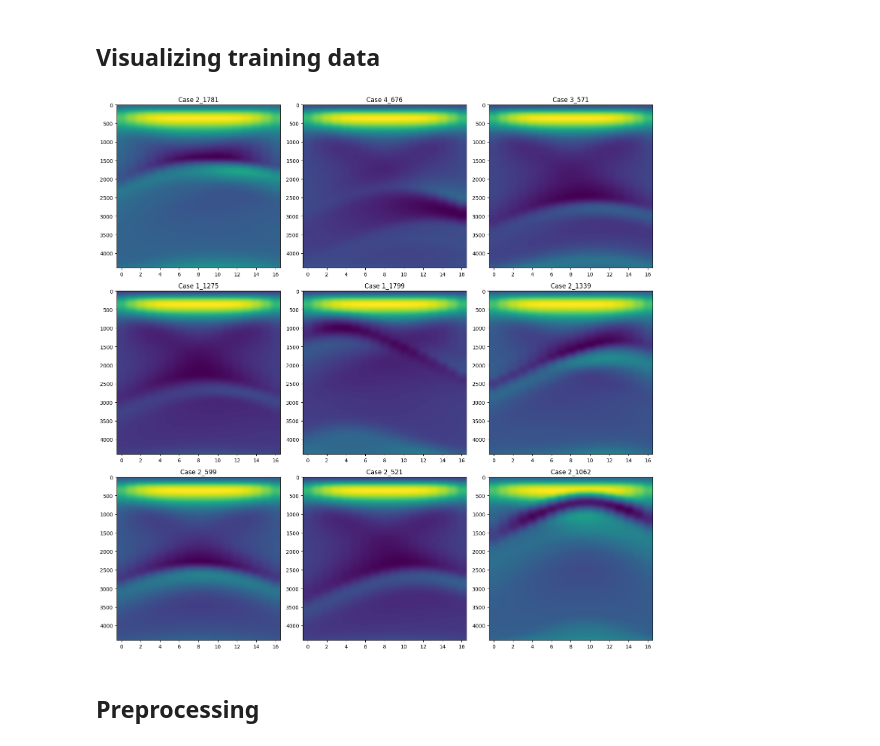
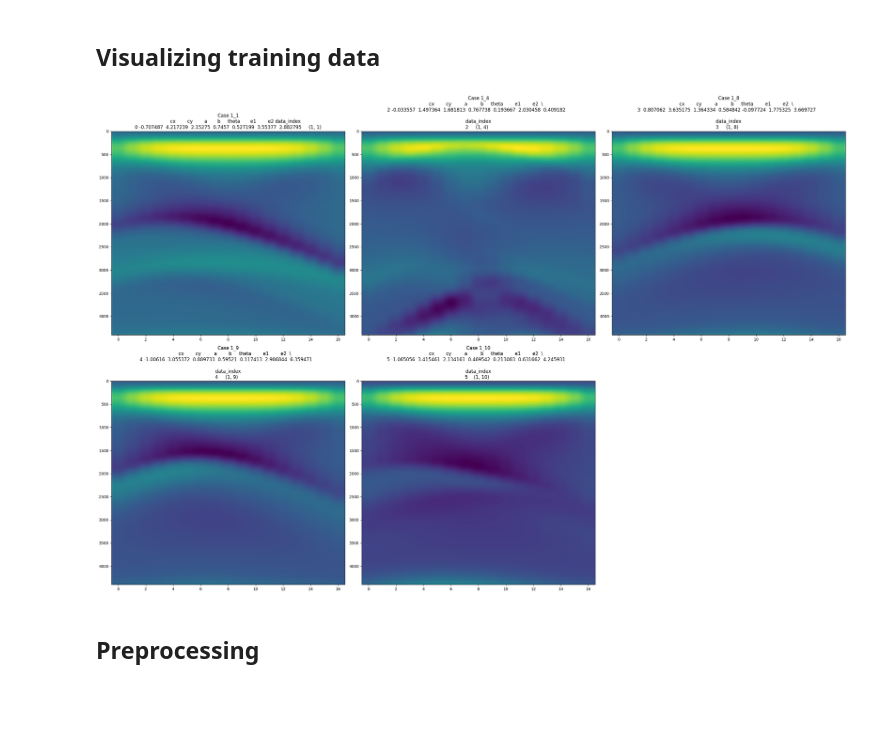
Before and after one commit to adriansanj/Anomaly-detection, a Jupyter notebook: EDA_and_Preprocessing.ipynb, the cells around one changed output. Saved outputs shown, nothing was run; the diff lists cells and outputs as text; code cells hidden in the pictures; blank space fills up the shorter version.

```diff
--- a/EDA_and_Preprocessing.ipynb
+++ b/EDA_and_Preprocessing.ipynb
@@ -76,17 +81,17 @@ plt.show()
 # %%
 n = 9
 idx_viz = []
 for i in range(n):
     idx_1 = random.randint(1,5)
     idx_2 = random.randint(1,2000)
     while (idx_1, idx_2) in idx_discard:
         idx_1 = random.randint(1,5)
         idx_2 = random.randint(1,2000)
     idx_viz.append((idx_1,idx_2))
 
-visualize(idx_viz, parameters, cols = 3)
+visualize([(1, 1), (1, 4), (1, 8), (1, 9), (1, 10)], df_parameters, cols = 3)
 # %% [output]
-[figure, old version]
+[figure, new version]
 # %% [markdown]
 ## Preprocessing
 # %%
```
Also changed, not shown: parts of 1 cell of this notebook, 1 other file.
